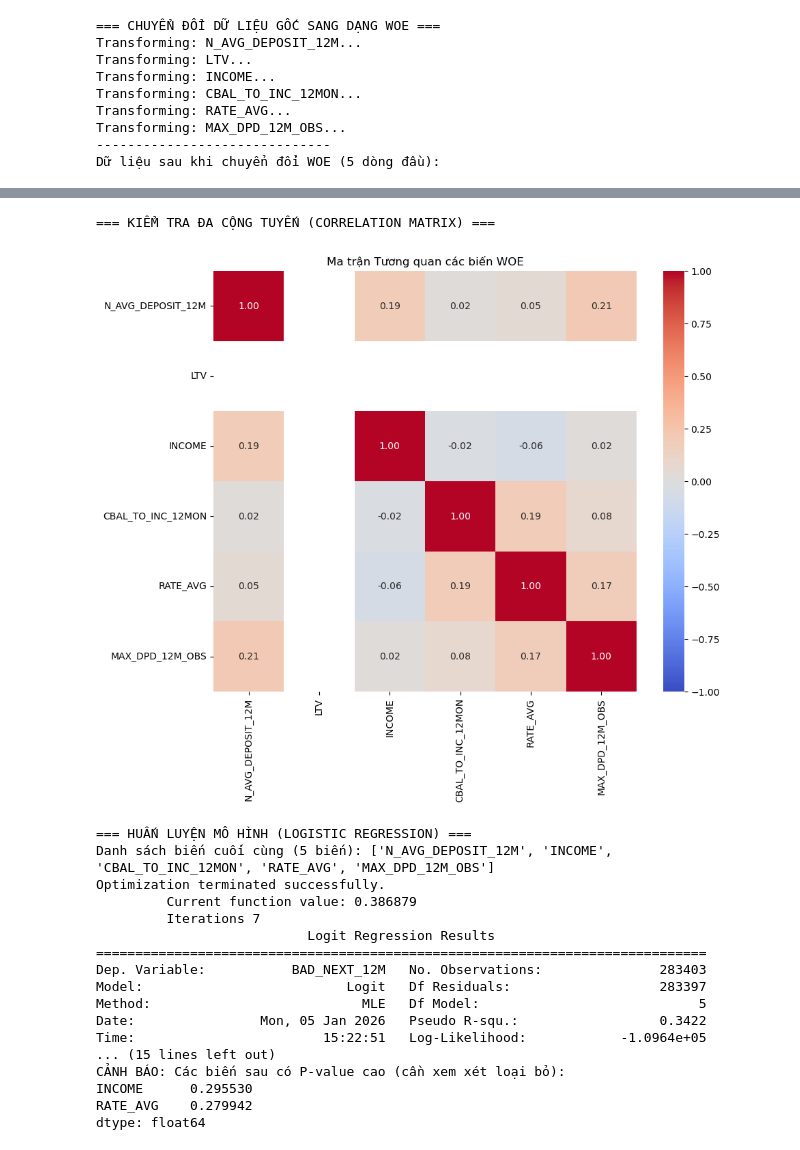
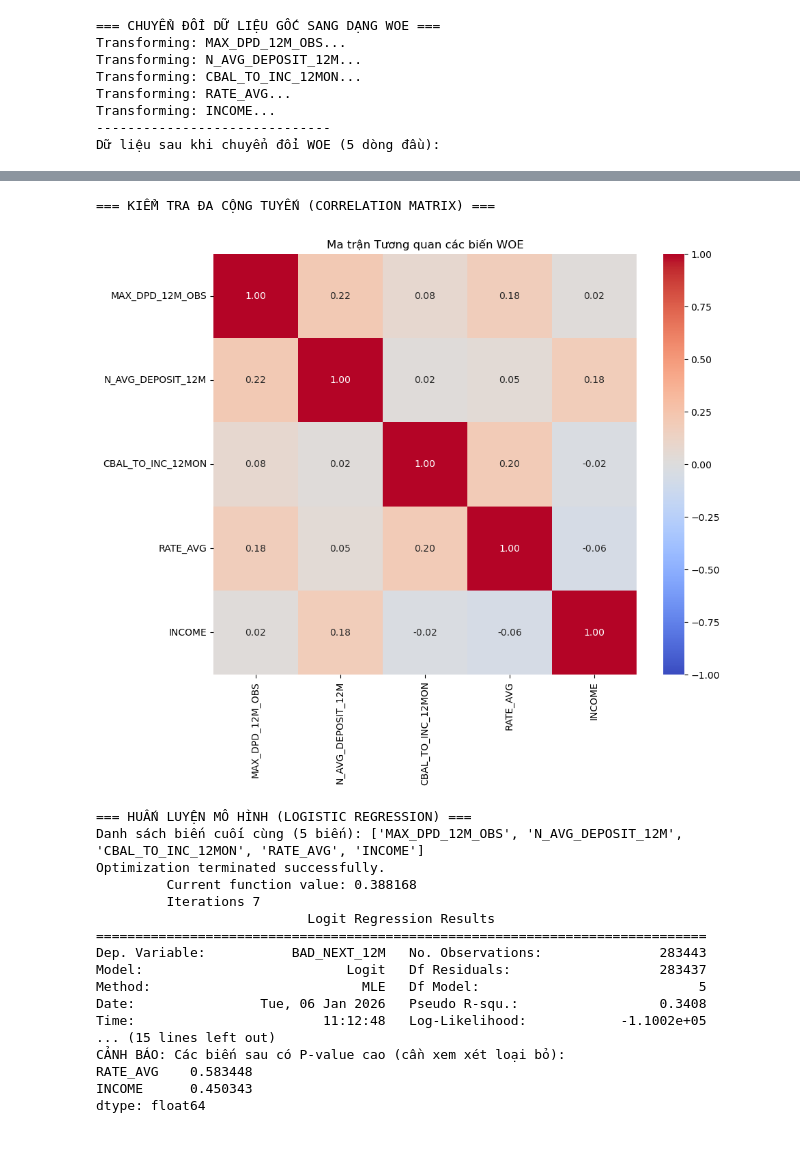
Before and after one commit to ToanNguyn/Khoa-luan, a Jupyter notebook: seg3_model.ipynb, the cells around one changed output, grey strips where cells are left out. Saved outputs shown, nothing was run; the diff lists cells and outputs as text; code cells hidden in the pictures.

```diff
--- a/seg3_model.ipynb
+++ b/seg3_model.ipynb
@@ -27,10 +27,10 @@ print(f"Số lượng mẫu: {len(df_model):,}")
 print(f"Bad Rate: {y_model.mean():.2%}")
 
 # 2. Chọn danh sách biến cần Binning (Lấy Top IV từ bước trước)
-# Ta bỏ MAX_DPD ra để xử lý riêng (vì nó quá mạnh), tập trung vào các biến tài chính/hành vi khác
+# Đặc điểm: Nhạy cảm với lãi suất, đời sống bấp bênh. Dữ liệu hành vi và lãi suất là chìa khóa.
+# https://docs.google.com/spreadsheets/d/1fSX_XsXnXpQmULEowBoGnugWWyfdUWKOZpIwAwI4zi8/edit?gid=1156151924#gid=1156151924 bảng lý do
 selected_features = [
-    'N_AVG_DEPOSIT_12M', 'LTV', 'INCOME',
-    'CBAL_TO_INC_12MON', 'RATE_AVG', 'MAX_DPD_12M_OBS'
+    'MAX_DPD_12M_OBS', 'N_AVG_DEPOSIT_12M', 'CBAL_TO_INC_12MON', 'RATE_AVG', 'INCOME'
 ]
 
 binning_results = {}
@@ -117,14 +123,10 @@ print("\n=== CHUYỂN ĐỔI DỮ LIỆU GỐC SANG DẠNG WOE ===")
 
 # Danh sách các biến đã chốt (Selected Features) cho mô hình Mass Unsecured
 # (Đây là ví dụ, bạn có thể thêm bớt tùy vào kết quả IV/Binning của bước trước)
-final_features = [
-    'N_AVG_DEPOSIT_12M',
-    'LTV',
-    'INCOME',
-    'CBAL_TO_INC_12MON',
-    'RATE_AVG',
-    'MAX_DPD_12M_OBS'
-]
+final_features = ['MAX_DPD_12M_OBS', 'N_AVG_DEPOSIT_12M', 'CBAL_TO_INC_12MON', 'RATE_AVG', 'INCOME'] #IV của Income chỉ khoảng 0.0038 (Rất thấp). Những vẫn giữ, Đây là phân khúc Mass Unsecured (Khách hàng phổ thông). Thu nhập của họ sàn sàn như nhau
+#(dao động 10-20 triệu), không có sự phân hóa giàu nghèo rõ rệt như phân khúc Rich. Dù IV thấp, bạn VẪN GIỮ biến này lại. Nếu bỏ Income, sếp hoặc bộ phận thẩm định sẽ
+# đặt câu hỏi "Tại sao mô hình không xét đến thu nhập?".
+
 
 # Tạo DataFrame mới để chứa giá trị WOE
 X_woe = pd.DataFrame()
@@ -171,11 +173,10 @@ plt.title("Ma trận Tương quan các biến WOE")
 plt.show()
 # %% [output]
 === CHUYỂN ĐỔI DỮ LIỆU GỐC SANG DẠNG WOE ===
+Transforming: MAX_DPD_12M_OBS...
 Transforming: N_AVG_DEPOSIT_12M...
-Transforming: LTV...
-Transforming: INCOME...
 Transforming: CBAL_TO_INC_12MON...
 Transforming: RATE_AVG...
-Transforming: MAX_DPD_12M_OBS...
+Transforming: INCOME...
 ------------------------------
 Dữ liệu sau khi chuyển đổi WOE (5 dòng đầu):
@@ -188,5 +189,5 @@ Dữ liệu sau khi chuyển đổi WOE (5 dòng đầu):
 === KIỂM TRA ĐA CỘNG TUYẾN (CORRELATION MATRIX) ===
-[figure, old version]
+[figure, new version]
 # %%
 # ==========================================
 # 17. HUẤN LUYỆN MÔ HÌNH (LOGISTIC REGRESSION) - ĐÃ FIX LỖI INDEX
@@ -238,21 +239,21 @@ if 'result' in locals():
         print("\nTUYỆT VỜI: Tất cả các biến đều có ý nghĩa thống kê (P < 0.05)!")
 # %% [output]
 === HUẤN LUYỆN MÔ HÌNH (LOGISTIC REGRESSION) ===
-Danh sách biến cuối cùng (5 biến): ['N_AVG_DEPOSIT_12M', 'INCOME', 'CBAL_TO_INC_12MON', 'RATE_AVG', 'MAX_DPD_12M_OBS']
+Danh sách biến cuối cùng (5 biến): ['MAX_DPD_12M_OBS', 'N_AVG_DEPOSIT_12M', 'CBAL_TO_INC_12MON', 'RATE_AVG', 'INCOME']
 Optimization terminated successfully.
-         Current function value: 0.386879
+         Current function value: 0.388168
          Iterations 7
                            Logit Regression Results
 ==============================================================================
-Dep. Variable:           BAD_NEXT_12M   No. Observations:               283403
-Model:                          Logit   Df Residuals:                   283397
+Dep. Variable:           BAD_NEXT_12M   No. Observations:               283443
+Model:                          Logit   Df Residuals:                   283437
 Method:                           MLE   Df Model:                            5
-Date:                Mon, 05 Jan 2026   Pseudo R-squ.:                  0.3422
-Time:                        15:22:51   Log-Likelihood:            -1.0964e+05
+Date:                Tue, 06 Jan 2026   Pseudo R-squ.:                  0.3408
+Time:                        11:12:48   Log-Likelihood:            -1.1002e+05
 ... (15 lines left out)
 CẢNH BÁO: Các biến sau có P-value cao (cần xem xét loại bỏ):
-INCOME      0.295530
-RATE_AVG    0.279942
+RATE_AVG    0.583448
+INCOME      0.450343
 dtype: float64
 # %%
 # ==========================================
```
Also changed, not shown: parts of 5 cells of this notebook, 9 other files.
